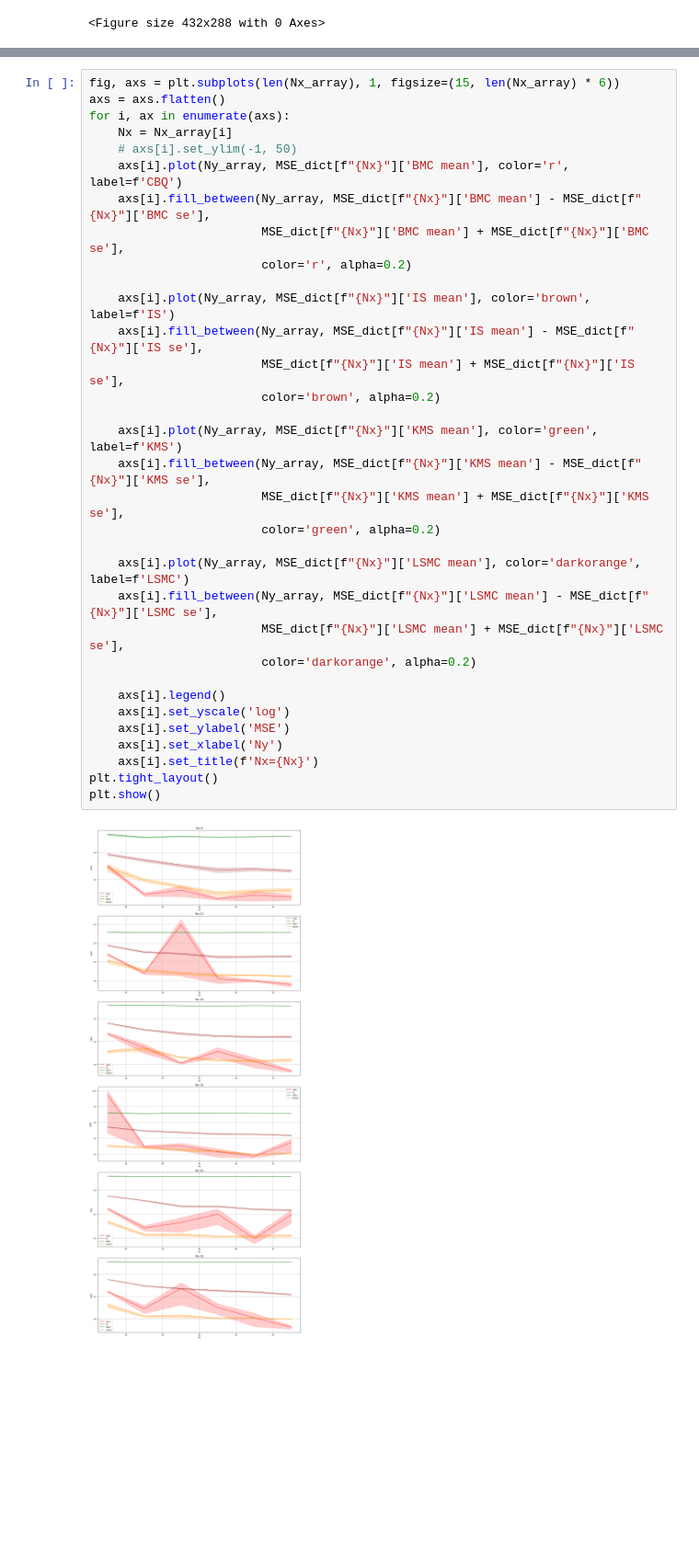
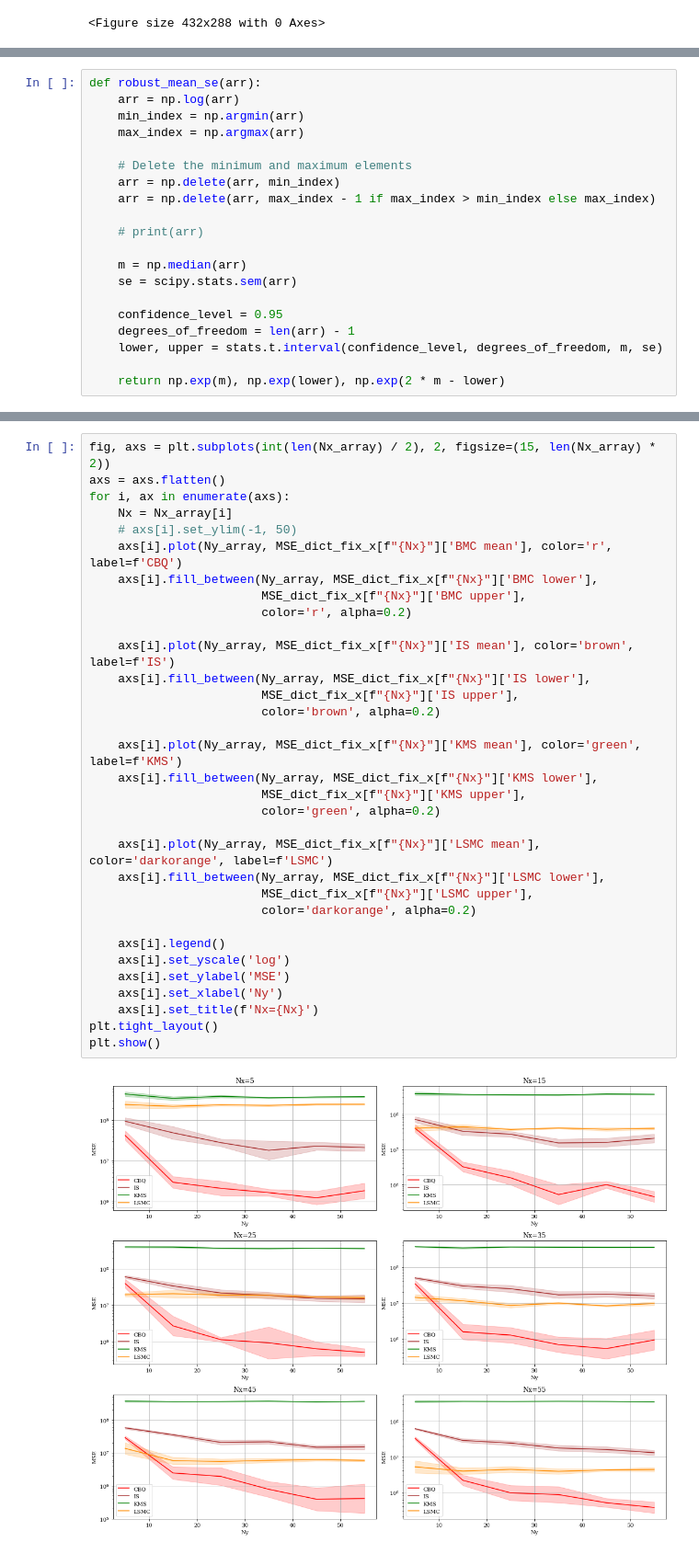
Before and after one commit to hudsonchen/conditional_bayesian_quadrature, a Jupyter notebook: plotting/SIR.ipynb, the cells around one changed output, grey strips where cells are left out. Shown at 92% size. Saved outputs shown, nothing was run; the diff lists cells and outputs as text; blank space fills up the shorter version.

```diff
--- a/plotting/SIR.ipynb
+++ b/plotting/SIR.ipynb
@@ -44,3 +38,23 @@ SyntaxError: invalid syntax (388896487.py, line 1)
+# %%
+def robust_mean_se(arr):
+    arr = np.log(arr)
+    min_index = np.argmin(arr)
+    max_index = np.argmax(arr)
+
+    # Delete the minimum and maximum elements
+    arr = np.delete(arr, min_index)
+    arr = np.delete(arr, max_index - 1 if max_index > min_index else max_index)
+
+    # print(arr)
+
+    m = np.median(arr)
+    se = scipy.stats.sem(arr)
+
+    confidence_level = 0.95
+    degrees_of_freedom = len(arr) - 1
+    lower, upper = stats.t.interval(confidence_level, degrees_of_freedom, m, se)
+
+    return np.exp(m), np.exp(lower), np.exp(2 * m - lower)
 # %%
 
 dir_num = len(dirs)
@@ -118,35 +158,35 @@ for Nx in Nx_array:
 # %%
-fig, axs = plt.subplots(len(Nx_array), 1, figsize=(15, len(Nx_array) * 6))
+fig, axs = plt.subplots(int(len(Nx_array) / 2), 2, figsize=(15, len(Nx_array) * 2))
 axs = axs.flatten()
 for i, ax in enumerate(axs):
     Nx = Nx_array[i]
     # axs[i].set_ylim(-1, 50)
-    axs[i].plot(Ny_array, MSE_dict[f"{Nx}"]['BMC mean'], color='r', label=f'CBQ')
-    axs[i].fill_between(Ny_array, MSE_dict[f"{Nx}"]['BMC mean'] - MSE_dict[f"{Nx}"]['BMC se'],
-                        MSE_dict[f"{Nx}"]['BMC mean'] + MSE_dict[f"{Nx}"]['BMC se'],
+    axs[i].plot(Ny_array, MSE_dict_fix_x[f"{Nx}"]['BMC mean'], color='r', label=f'CBQ')
+    axs[i].fill_between(Ny_array, MSE_dict_fix_x[f"{Nx}"]['BMC lower'],
+                        MSE_dict_fix_x[f"{Nx}"]['BMC upper'],
                         color='r', alpha=0.2)
 
-    axs[i].plot(Ny_array, MSE_dict[f"{Nx}"]['IS mean'], color='brown', label=f'IS')
-    axs[i].fill_between(Ny_array, MSE_dict[f"{Nx}"]['IS mean'] - MSE_dict[f"{Nx}"]['IS se'],
-                        MSE_dict[f"{Nx}"]['IS mean'] + MSE_dict[f"{Nx}"]['IS se'],
+    axs[i].plot(Ny_array, MSE_dict_fix_x[f"{Nx}"]['IS mean'], color='brown', label=f'IS')
+    axs[i].fill_between(Ny_array, MSE_dict_fix_x[f"{Nx}"]['IS lower'],
+                        MSE_dict_fix_x[f"{Nx}"]['IS upper'],
                         color='brown', alpha=0.2)
 
-    axs[i].plot(Ny_array, MSE_dict[f"{Nx}"]['KMS mean'], color='green', label=f'KMS')
-    axs[i].fill_between(Ny_array, MSE_dict[f"{Nx}"]['KMS mean'] - MSE_dict[f"{Nx}"]['KMS se'],
-                        MSE_dict[f"{Nx}"]['KMS mean'] + MSE_dict[f"{Nx}"]['KMS se'],
+    axs[i].plot(Ny_array, MSE_dict_fix_x[f"{Nx}"]['KMS mean'], color='green', label=f'KMS')
+    axs[i].fill_between(Ny_array, MSE_dict_fix_x[f"{Nx}"]['KMS lower'],
+                        MSE_dict_fix_x[f"{Nx}"]['KMS upper'],
                         color='green', alpha=0.2)
 
-    axs[i].plot(Ny_array, MSE_dict[f"{Nx}"]['LSMC mean'], color='darkorange', label=f'LSMC')
-    axs[i].fill_between(Ny_array, MSE_dict[f"{Nx}"]['LSMC mean'] - MSE_dict[f"{Nx}"]['LSMC se'],
-                        MSE_dict[f"{Nx}"]['LSMC mean'] + MSE_dict[f"{Nx}"]['LSMC se'],
+    axs[i].plot(Ny_array, MSE_dict_fix_x[f"{Nx}"]['LSMC mean'], color='darkorange', label=f'LSMC')
+    axs[i].fill_between(Ny_array, MSE_dict_fix_x[f"{Nx}"]['LSMC lower'],
+                        MSE_dict_fix_x[f"{Nx}"]['LSMC upper'],
                         color='darkorange', alpha=0.2)
 
     axs[i].legend()
     axs[i].set_yscale('log')
     axs[i].set_ylabel('MSE')
     axs[i].set_xlabel('Ny')
     axs[i].set_title(f'Nx={Nx}')
 plt.tight_layout()
 plt.show()
 # %% [output]
-[figure, old version]
+[figure, new version]
```
Also changed, not shown: parts of 9 cells of this notebook, 5 other files.
